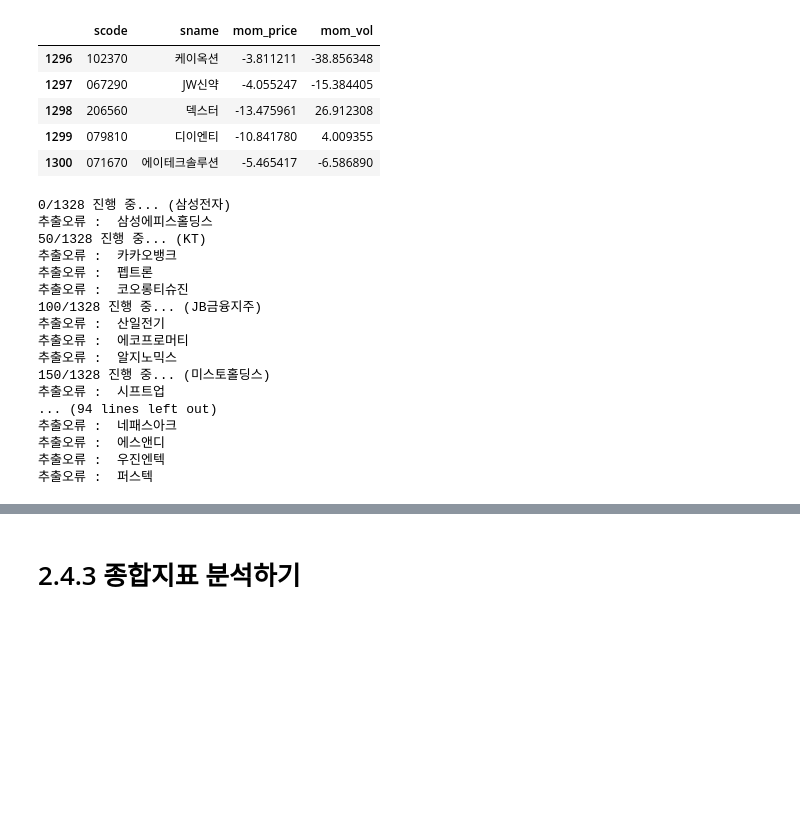
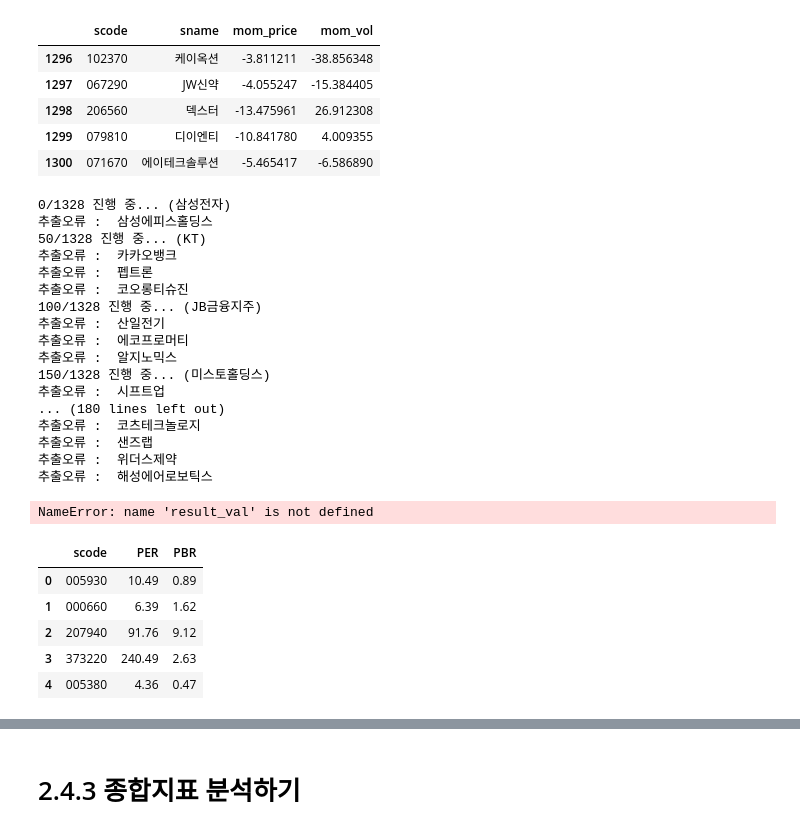
Before and after one commit to DrFirstLee/python_investment, a Jupyter notebook: 2장/2.4 멀티팩터 생성하기 (전체 종목).ipynb, the cells around one changed output, grey strips where cells are left out. Saved outputs shown, nothing was run; the diff lists cells and outputs as text; code cells hidden in the pictures; blank space fills up the shorter version.

```diff
--- a/2장/2.4 멀티팩터 생성하기 (전체 종목).ipynb
+++ b/2장/2.4 멀티팩터 생성하기 (전체 종목).ipynb
@@ -180,10 +180,6 @@ for i, (scode, sname) in enumerate(stock_list.items()):
     except:
         print("추출오류 : ", sname) # 에러 종목코드 출력
         result.append([scode, None, None])
-
-data_val = pd.DataFrame(result_val, columns=['scode', 'PER', 'PBR'])
-
-data_val.head()
 # %% [output]
 0/1328 진행 중... (삼성전자)
 추출오류 :  삼성에피스홀딩스
@@ -197,11 +193,23 @@ data_val.head()
 추출오류 :  알지노믹스
 150/1328 진행 중... (미스토홀딩스)
 추출오류 :  시프트업
-... (94 lines left out)
-추출오류 :  네패스아크
-추출오류 :  에스앤디
-추출오류 :  우진엔텍
-추출오류 :  퍼스텍
+... (180 lines left out)
+추출오류 :  코츠테크놀로지
+추출오류 :  샌즈랩
+추출오류 :  위더스제약
+추출오류 :  해성에어로보틱스
+NameError: name 'result_val' is not defined
+# %%
+data_val = pd.DataFrame(result, columns=['scode', 'PER', 'PBR'])
+
+data_val.head()
+# %% [output]
+|  | scode | PER | PBR |
+| 0 | 005930 | 10.49 | 0.89 |
+| 1 | 000660 | 6.39 | 1.62 |
+| 2 | 207940 | 91.76 | 9.12 |
+| 3 | 373220 | 240.49 | 2.63 |
+| 4 | 005380 | 4.36 | 0.47 |
 # %%
 import time
 
```
Also changed, not shown: parts of 1 cell of this notebook, 3 other files.
